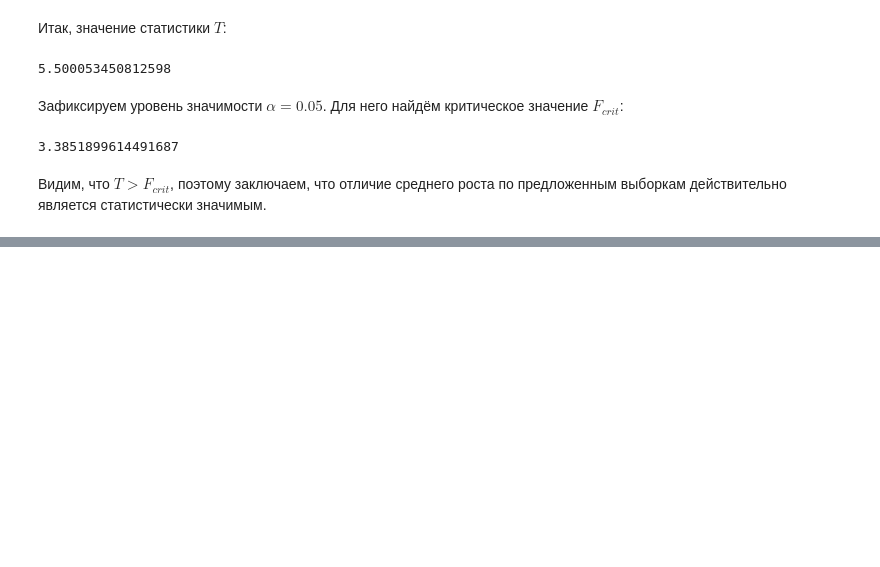
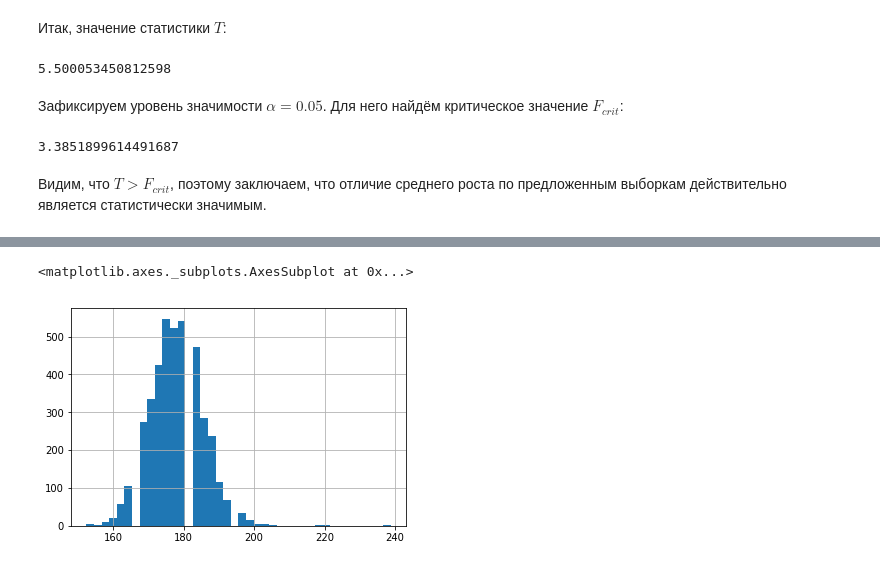
Before and after one commit to bgdnff/TVMS, a Jupyter notebook: TV8.ipynb, the cells around one changed output, grey strips where cells are left out. Cells and saved outputs as stored; diff of their text form; code cells hidden in the pictures; blank space fills up the shorter version.

```diff
--- a/TV8.ipynb
+++ b/TV8.ipynb
@@ -100,0 +193,5 @@ F_crit
+# %%
+df['Heightcm'].hist(bins=40)
+# %% [output]
+<matplotlib.axes._subplots.AxesSubplot at 0x...>
+[figure, added]
```
Also changed, not shown: parts of 64 cells of this notebook.
